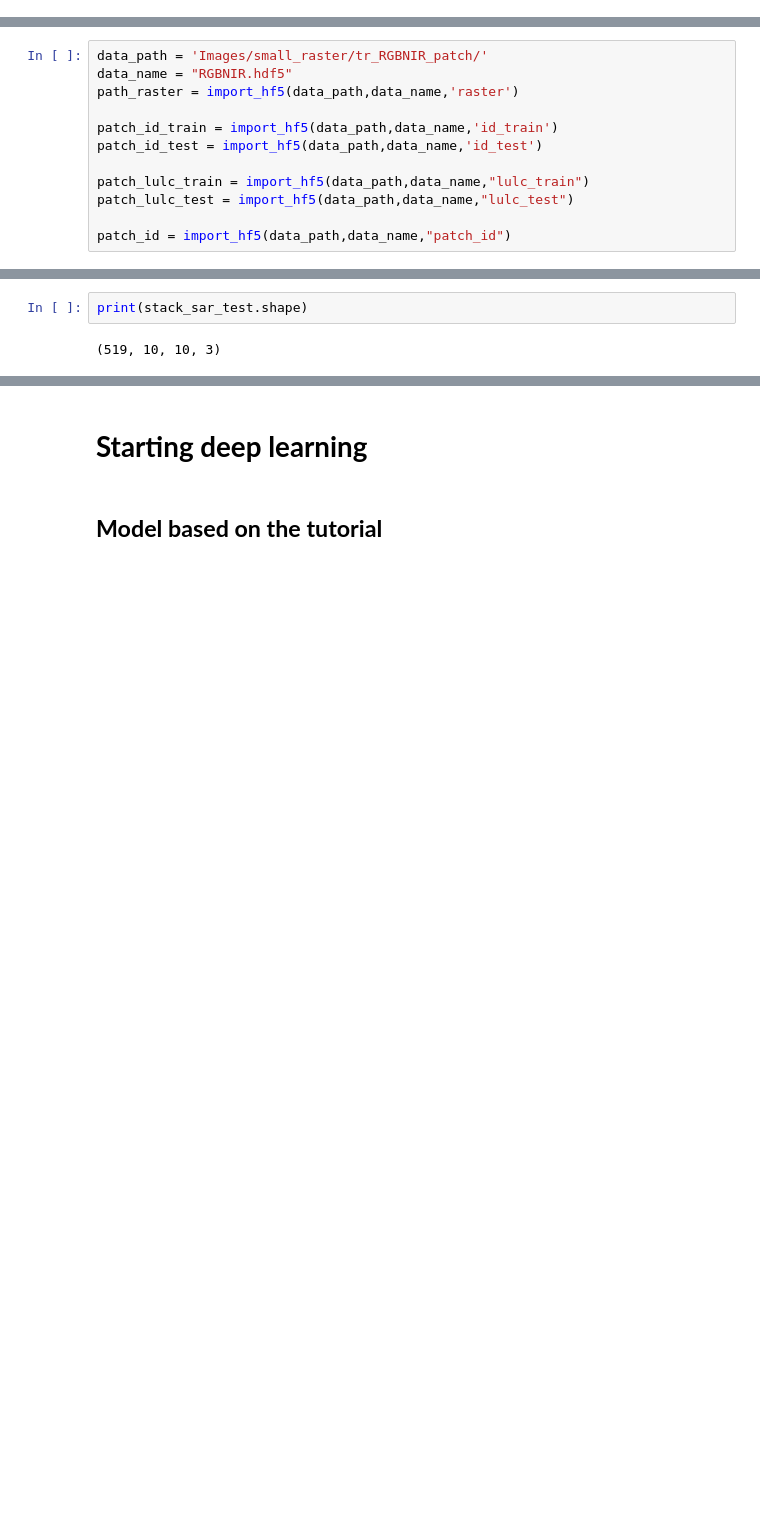
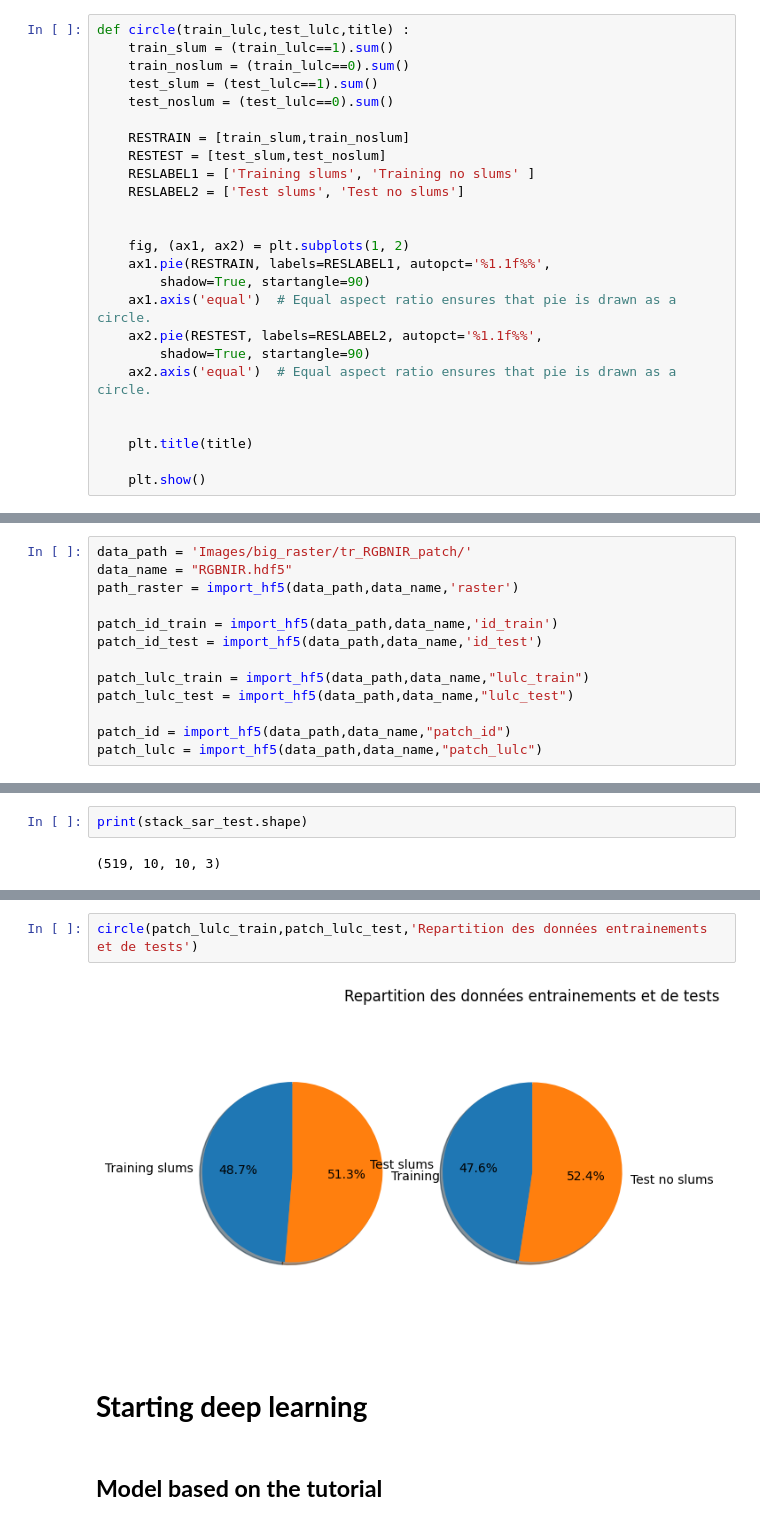
Before and after one commit to ANAGEO/slumap-ymca, a Jupyter notebook: Deep_Nairobi.ipynb, the cells around one changed output, grey strips where cells are left out. Drawn from its saved outputs; the diff is of its cells as text; blank space fills up the shorter version.

```diff
--- a/Deep_Nairobi.ipynb
+++ b/Deep_Nairobi.ipynb
@@ -24,0 +34,25 @@ def normalise_01(image_data):
+# %%
+def circle(train_lulc,test_lulc,title) :
+    train_slum = (train_lulc==1).sum()
+    train_noslum = (train_lulc==0).sum()
+    test_slum = (test_lulc==1).sum()
+    test_noslum = (test_lulc==0).sum()
+
+    RESTRAIN = [train_slum,train_noslum]
+    RESTEST = [test_slum,test_noslum]
+    RESLABEL1 = ['Training slums', 'Training no slums' ]
+    RESLABEL2 = ['Test slums', 'Test no slums']
+
+
+    fig, (ax1, ax2) = plt.subplots(1, 2)
+    ax1.pie(RESTRAIN, labels=RESLABEL1, autopct='%1.1f%%',
+        shadow=True, startangle=90)
+    ax1.axis('equal')  # Equal aspect ratio ensures that pie is drawn as a circle.
+    ax2.pie(RESTEST, labels=RESLABEL2, autopct='%1.1f%%',
+        shadow=True, startangle=90)
+    ax2.axis('equal')  # Equal aspect ratio ensures that pie is drawn as a circle.
+
+
+    plt.title(title)
+
+    plt.show()
@@ -25,7 +123,7 @@ def normalise_01(image_data):
 # %% [markdown]
 ## Importing data RGB
 # %%
-data_path = 'Images/small_raster/tr_RGBNIR_patch/'
+data_path = 'Images/big_raster/tr_RGBNIR_patch/'
 data_name = "RGBNIR.hdf5"
 path_raster = import_hf5(data_path,data_name,'raster')
 
@@ -36,6 +134,7 @@ patch_lulc_train = import_hf5(data_path,data_name,"lulc_train")
 patch_lulc_test = import_hf5(data_path,data_name,"lulc_test")
 
 patch_id = import_hf5(data_path,data_name,"patch_id")
+patch_lulc = import_hf5(data_path,data_name,"patch_lulc")
 # %%
 print(patch_id_train.shape)
 # %% [output]
@@ -140,3 +207,7 @@ print(stack_sar_test.shape)
+# %%
+circle(patch_lulc_train,patch_lulc_test,'Repartition des données entrainements et de tests')
+# %% [output]
+[figure, added]
 # %% [markdown]
 # **Starting deep learning**
 # %% [markdown]
```
Also changed, not shown: parts of 52 cells of this notebook, 7 other files.
